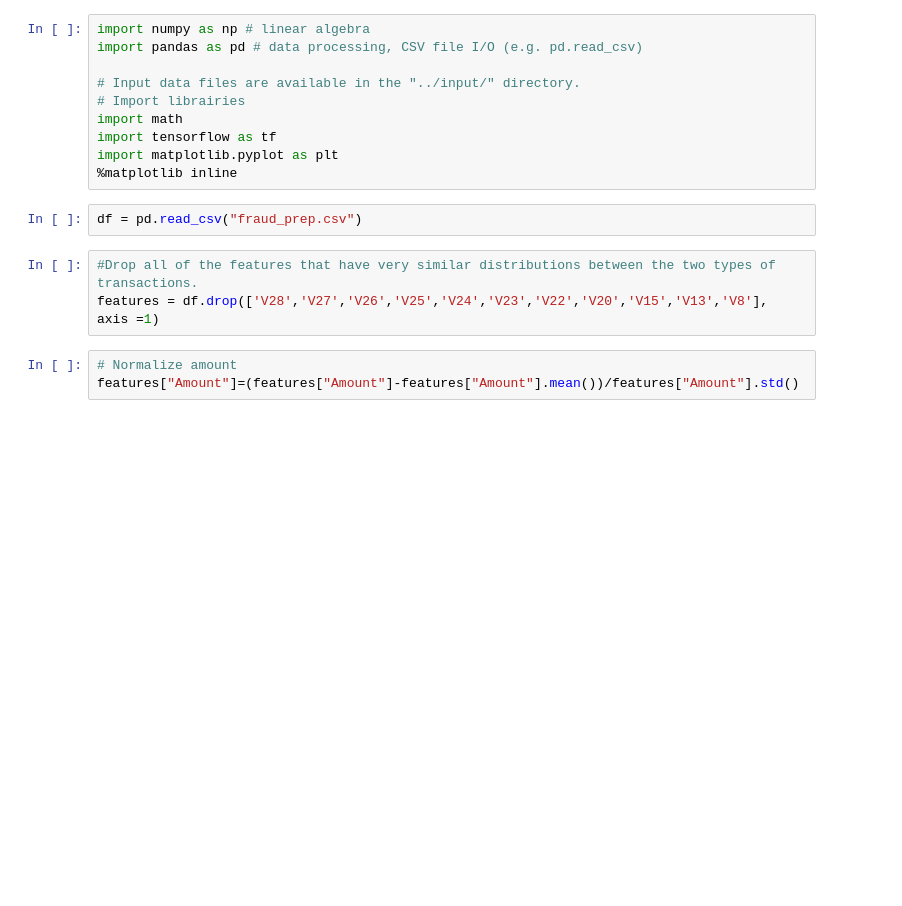
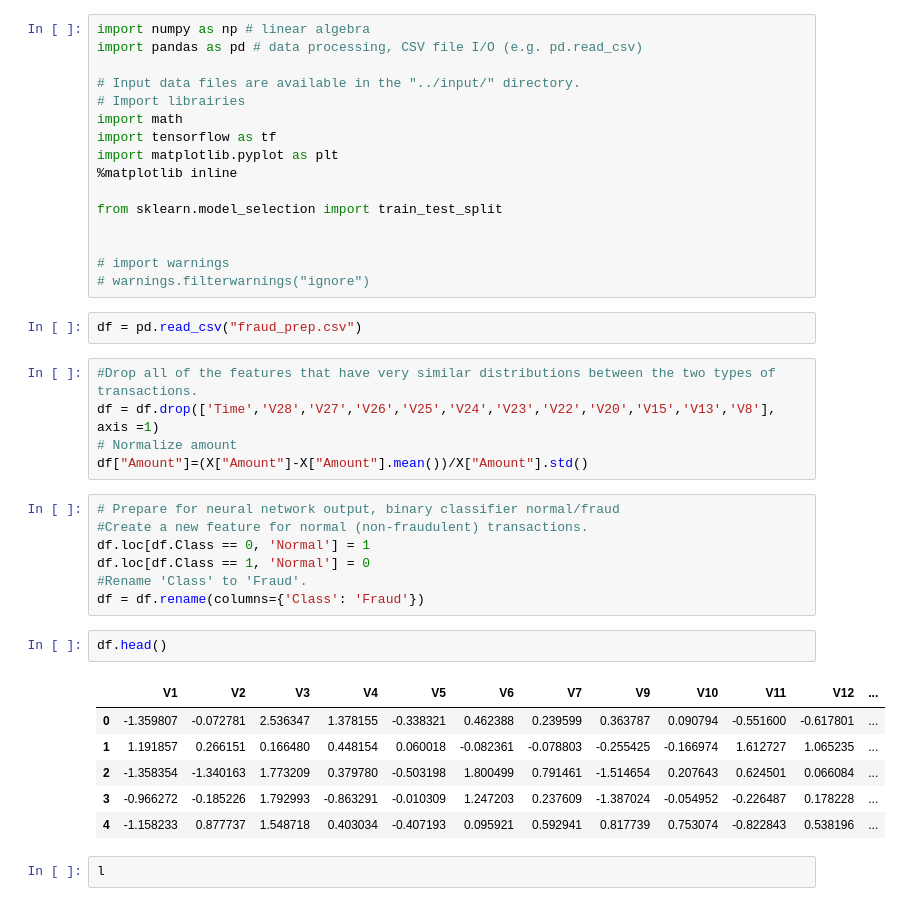
Before and after one commit to rayguang/brain, a Jupyter notebook: tasks/classification/Fraud Classification Neural Networks.ipynb, the cells around one changed output. Saved outputs shown, nothing was run; the diff lists cells and outputs as text; blank space fills up the shorter version.

```diff
--- a/tasks/classification/Fraud Classification Neural Networks.ipynb
+++ b/tasks/classification/Fraud Classification Neural Networks.ipynb
@@ -8,11 +8,34 @@ import math
 import tensorflow as tf
 import matplotlib.pyplot as plt
 %matplotlib inline
+
+from sklearn.model_selection import train_test_split
+
+
+# import warnings
+# warnings.filterwarnings("ignore")
 # %%
 df = pd.read_csv("fraud_prep.csv")
 # %%
 #Drop all of the features that have very similar distributions between the two types of transactions.
-features = df.drop(['V28','V27','V26','V25','V24','V23','V22','V20','V15','V13','V8'], axis =1)
+df = df.drop(['Time','V28','V27','V26','V25','V24','V23','V22','V20','V15','V13','V8'], axis =1)
+# Normalize amount
+df["Amount"]=(X["Amount"]-X["Amount"].mean())/X["Amount"].std()
-# %%
-# Normalize amount
-features["Amount"]=(features["Amount"]-features["Amount"].mean())/features["Amount"].std()
+# %%
+# Prepare for neural network output, binary classifier normal/fraud
+#Create a new feature for normal (non-fraudulent) transactions.
+df.loc[df.Class == 0, 'Normal'] = 1
+df.loc[df.Class == 1, 'Normal'] = 0
+#Rename 'Class' to 'Fraud'.
+df = df.rename(columns={'Class': 'Fraud'})
+# %%
+df.head()
+# %% [output]
+|  | V1 | V2 | V3 | V4 | V5 | V6 | V7 | V9 | V10 | V11 | V12 | ... |
+| 0 | -1.359807 | -0.072781 | 2.536347 | 1.378155 | -0.338321 | 0.462388 | 0.239599 | 0.363787 | 0.090794 | -0.551600 | -0.617801 | ... |
+| 1 | 1.191857 | 0.266151 | 0.166480 | 0.448154 | 0.060018 | -0.082361 | -0.078803 | -0.255425 | -0.166974 | 1.612727 | 1.065235 | ... |
+| 2 | -1.358354 | -1.340163 | 1.773209 | 0.379780 | -0.503198 | 1.800499 | 0.791461 | -1.514654 | 0.207643 | 0.624501 | 0.066084 | ... |
+| 3 | -0.966272 | -0.185226 | 1.792993 | -0.863291 | -0.010309 | 1.247203 | 0.237609 | -1.387024 | -0.054952 | -0.226487 | 0.178228 | ... |
+| 4 | -1.158233 | 0.877737 | 1.548718 | 0.403034 | -0.407193 | 0.095921 | 0.592941 | 0.817739 | 0.753074 | -0.822843 | 0.538196 | ... |
+# %%
+l
```
Also changed, not shown: parts of 16 cells of this notebook, 1 other file.
